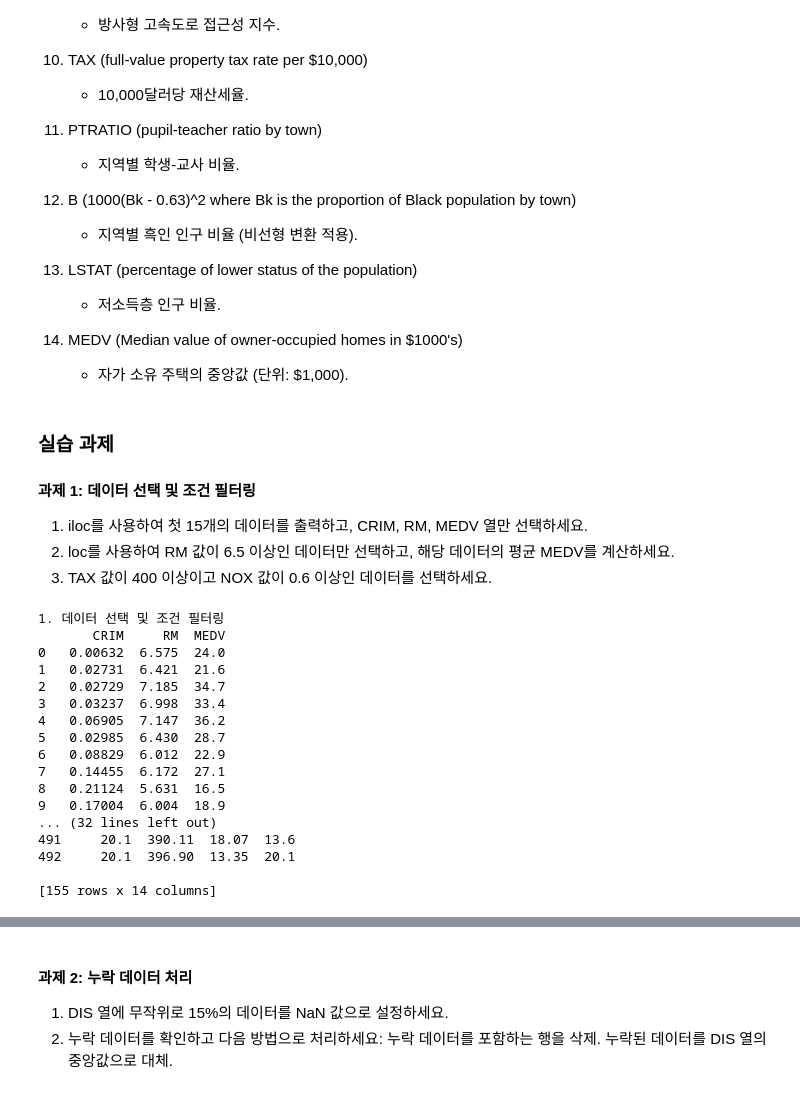
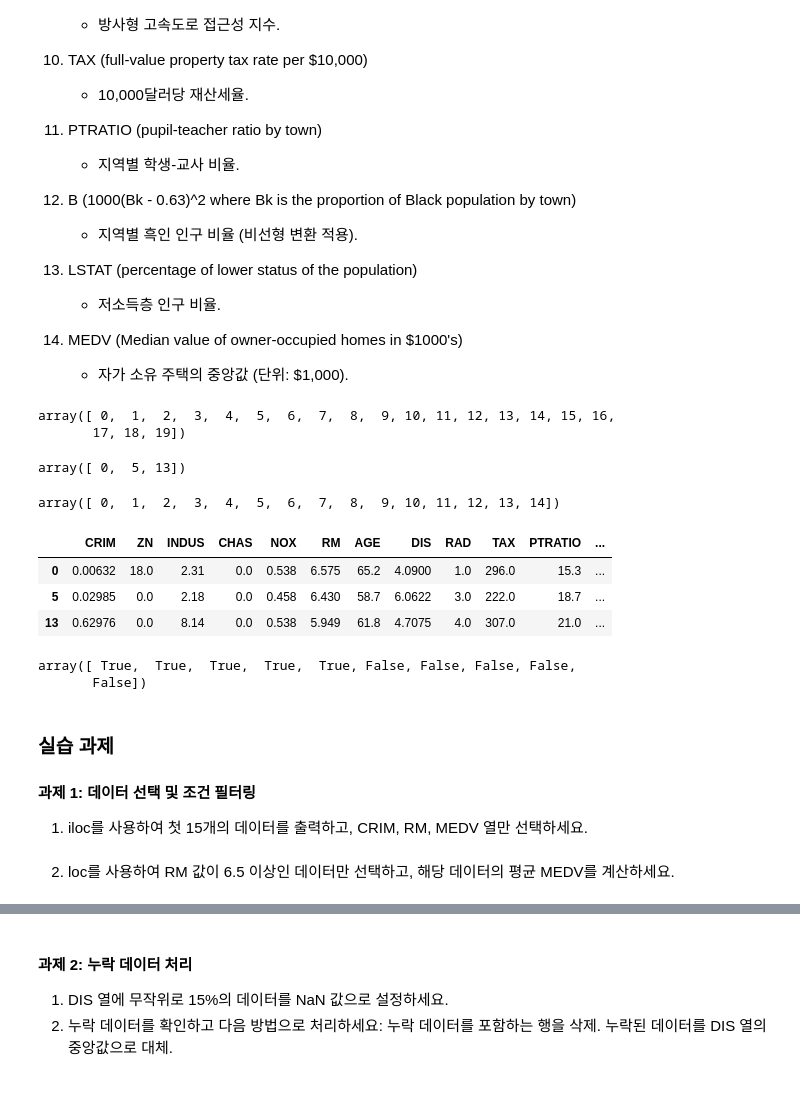
Before and after one commit to chanheeYun/AIProgramming, a Jupyter notebook: Practice/03/3_1_Pandas_Basic.ipynb, the cells around one changed output, grey strips where cells are left out. Cells and saved outputs as stored; diff of their text form; code cells hidden in the pictures.

```diff
--- a/Practice/03/3_1_Pandas_Basic.ipynb
+++ b/Practice/03/3_1_Pandas_Basic.ipynb
@@ -117,35 +109,39 @@ None
 14. MEDV (Median value of owner-occupied homes in $1000's)
 
     - 자가 소유 주택의 중앙값 (단위: $1,000).
+# %%
+np.arange(20)
+# %% [output]
+array([ 0,  1,  2,  3,  4,  5,  6,  7,  8,  9, 10, 11, 12, 13, 14, 15, 16,
+       17, 18, 19])
+# %%
+np.arange(20)[[0, 5, 13]]
+# %% [output]
+array([ 0,  5, 13])
+# %%
+np.arange(20)[:15]
+# %% [output]
+array([ 0,  1,  2,  3,  4,  5,  6,  7,  8,  9, 10, 11, 12, 13, 14])
+# %%
+df.iloc[[0, 5, 13], :15]
+# %% [output]
+|  | CRIM | ZN | INDUS | CHAS | NOX | RM | AGE | DIS | RAD | TAX | PTRATIO | ... |
+| 0 | 0.00632 | 18.0 | 2.31 | 0.0 | 0.538 | 6.575 | 65.2 | 4.0900 | 1.0 | 296.0 | 15.3 | ... |
+| 5 | 0.02985 | 0.0 | 2.18 | 0.0 | 0.458 | 6.430 | 58.7 | 6.0622 | 3.0 | 222.0 | 18.7 | ... |
+| 13 | 0.62976 | 0.0 | 8.14 | 0.0 | 0.538 | 5.949 | 61.8 | 4.7075 | 4.0 | 307.0 | 21.0 | ... |
+# %%
+d = np.arange(10)
+d < 5
+# %% [output]
+array([ True,  True,  True,  True,  True, False, False, False, False,
+       False])
 # %% [markdown]
 ### 실습 과제
 #### 과제 1: 데이터 선택 및 조건 필터링
 1. iloc를 사용하여 첫 15개의 데이터를 출력하고, CRIM, RM, MEDV 열만 선택하세요.
-2. loc를 사용하여 RM 값이 6.5 이상인 데이터만 선택하고, 해당 데이터의 평균 MEDV를 계산하세요.
-3. TAX 값이 400 이상이고 NOX 값이 0.6 이상인 데이터를 선택하세요.
 # %%
 # 과제 1: 데이터 선택 및 조건 필터링
 print("\n1. 데이터 선택 및 조건 필터링")
 print(df.loc[:14, ['CRIM', 'RM', 'MEDV']])  # 첫 15개 데이터, CRIM, RM, MEDV 열
-
-print("\nRM >= 6.5인 데이터 평균 MEDV:", df.loc[df['RM'] >= 6.5].stack().mean())
-
-print("\n조건에 맞는 데이터:\n", df.loc[(df['TAX'] >= 400) & (df['NOX'] >= 0.6)])
-# %% [output]
-1. 데이터 선택 및 조건 필터링
-       CRIM     RM  MEDV
-0   0.00632  6.575  24.0
-1   0.02731  6.421  21.6
-2   0.02729  7.185  34.7
-3   0.03237  6.998  33.4
-4   0.06905  7.147  36.2
-5   0.02985  6.430  28.7
-6   0.08829  6.012  22.9
-7   0.14455  6.172  27.1
-8   0.21124  5.631  16.5
-9   0.17004  6.004  18.9
-... (32 lines left out)
-491     20.1  390.11  18.07  13.6
-492     20.1  396.90  13.35  20.1
-
-[155 rows x 14 columns]
+# %% [markdown]
+2. loc를 사용하여 RM 값이 6.5 이상인 데이터만 선택하고, 해당 데이터의 평균 MEDV를 계산하세요.
```
Also changed, not shown: parts of 14 cells of this notebook, 3 other files.
